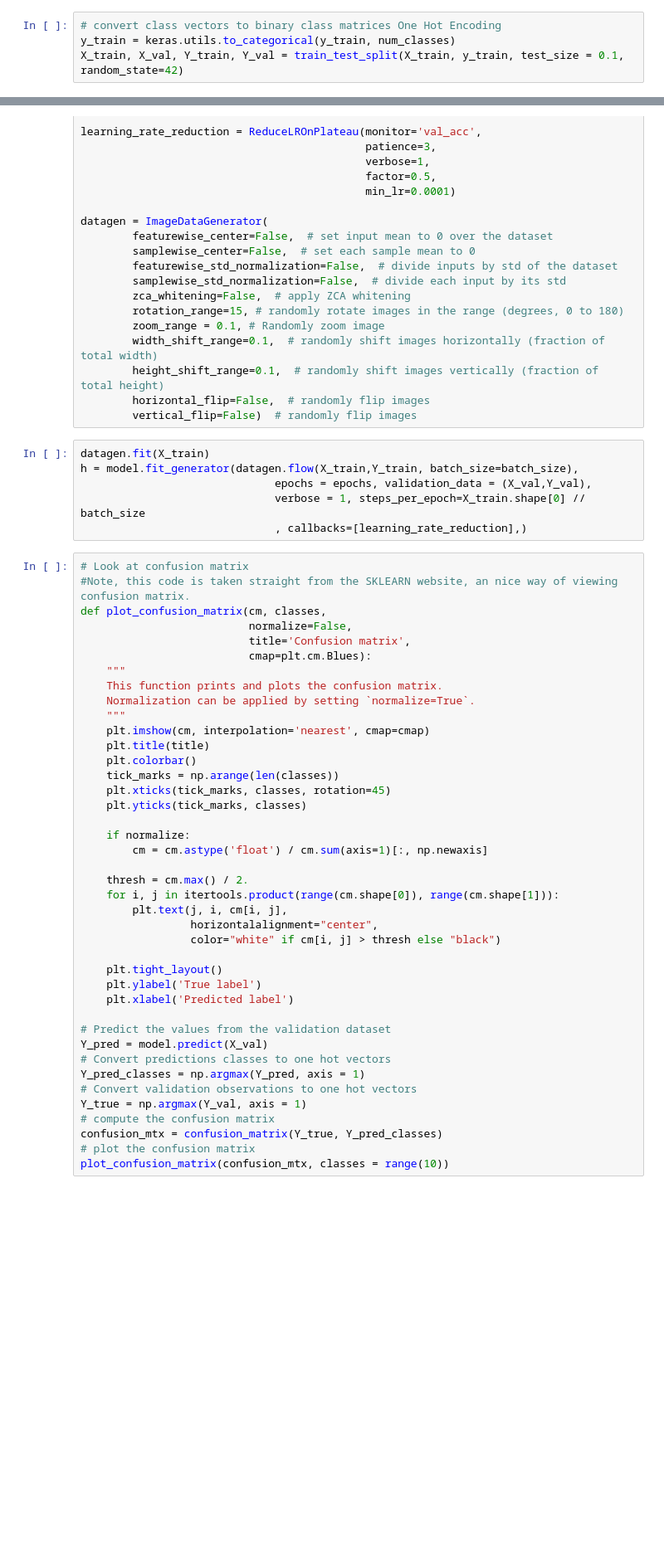
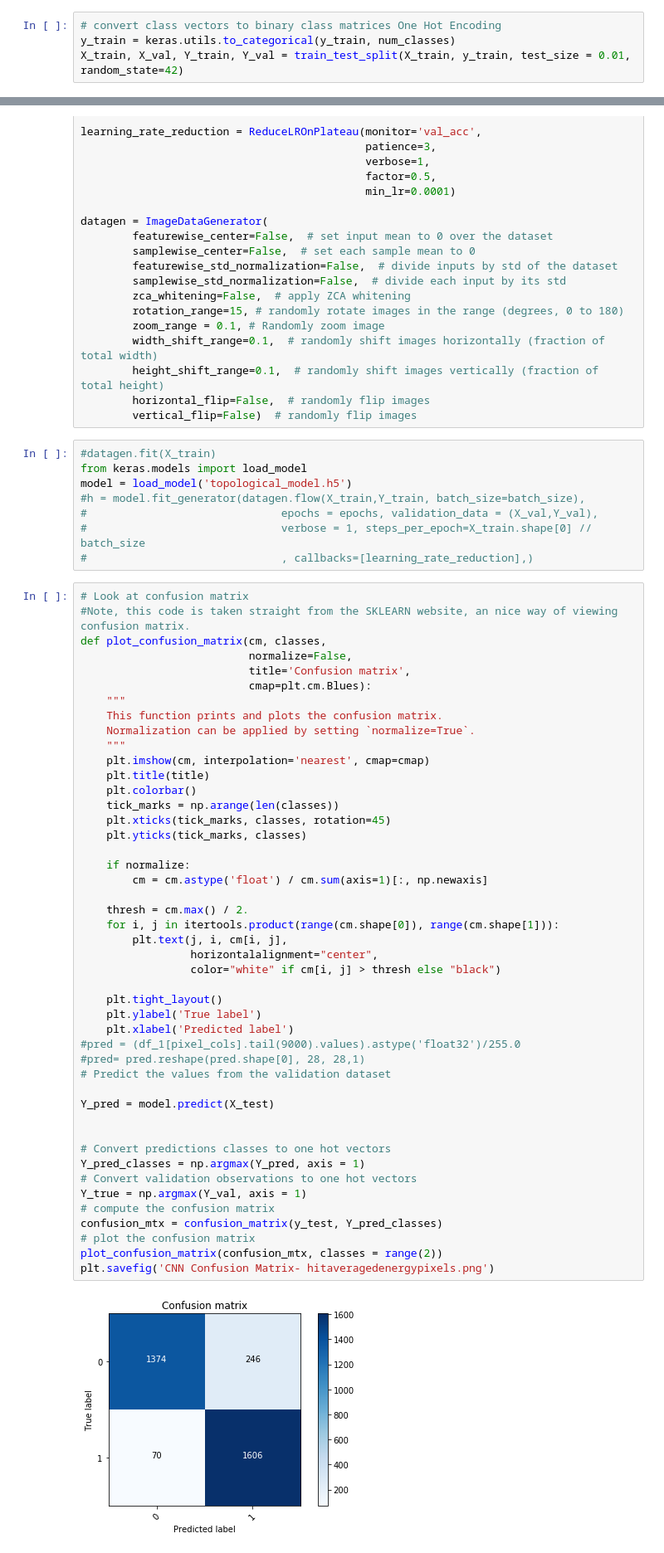
Before and after one commit to daanyaal1/Pandora-Masters-Project, a Jupyter notebook: Deep Learning/CNN Model Building.ipynb, the cells around one changed output, grey strips where cells are left out. Shown at 83% size. Saved outputs shown, nothing was run; the diff lists cells and outputs as text; blank space fills up the shorter version.

```diff
--- a/Deep Learning/CNN Model Building.ipynb
+++ b/Deep Learning/CNN Model Building.ipynb
@@ -68,7 +68,7 @@ input_shape = (28, 28, 1)
 # %%
 # convert class vectors to binary class matrices One Hot Encoding
 y_train = keras.utils.to_categorical(y_train, num_classes)
-X_train, X_val, Y_train, Y_val = train_test_split(X_train, y_train, test_size = 0.1, random_state=42)
+X_train, X_val, Y_train, Y_val = train_test_split(X_train, y_train, test_size = 0.01, random_state=42)
 # %%
 #Linear model
 model = Sequential()
@@ -111,11 +111,13 @@ datagen = ImageDataGenerator(
         horizontal_flip=False,  # randomly flip images
         vertical_flip=False)  # randomly flip images
 # %%
-datagen.fit(X_train)
-h = model.fit_generator(datagen.flow(X_train,Y_train, batch_size=batch_size),
-                              epochs = epochs, validation_data = (X_val,Y_val),
-                              verbose = 1, steps_per_epoch=X_train.shape[0] // batch_size
-                              , callbacks=[learning_rate_reduction],)
+#datagen.fit(X_train)
+from keras.models import load_model
+model = load_model('topological_model.h5')
+#h = model.fit_generator(datagen.flow(X_train,Y_train, batch_size=batch_size),
+#                              epochs = epochs, validation_data = (X_val,Y_val),
+#                              verbose = 1, steps_per_epoch=X_train.shape[0] // batch_size
+#                              , callbacks=[learning_rate_reduction],)
 # %%
 # Look at confusion matrix
 #Note, this code is taken straight from the SKLEARN website, an nice way of viewing confusion matrix.
@@ -126,35 +128,42 @@ def plot_confusion_matrix(cm, classes,
     """
     This function prints and plots the confusion matrix.
     Normalization can be applied by setting `normalize=True`.
     """
     plt.imshow(cm, interpolation='nearest', cmap=cmap)
     plt.title(title)
     plt.colorbar()
     tick_marks = np.arange(len(classes))
     plt.xticks(tick_marks, classes, rotation=45)
     plt.yticks(tick_marks, classes)
 
     if normalize:
         cm = cm.astype('float') / cm.sum(axis=1)[:, np.newaxis]
 
     thresh = cm.max() / 2.
     for i, j in itertools.product(range(cm.shape[0]), range(cm.shape[1])):
         plt.text(j, i, cm[i, j],
                  horizontalalignment="center",
                  color="white" if cm[i, j] > thresh else "black")
 
     plt.tight_layout()
     plt.ylabel('True label')
     plt.xlabel('Predicted label')
+#pred = (df_1[pixel_cols].tail(9000).values).astype('float32')/255.0
+#pred= pred.reshape(pred.shape[0], 28, 28,1)
+# Predict the values from the validation dataset
 
-# Predict the values from the validation dataset
-Y_pred = model.predict(X_val)
+Y_pred = model.predict(X_test)
+
+
 # Convert predictions classes to one hot vectors
 Y_pred_classes = np.argmax(Y_pred, axis = 1)
 # Convert validation observations to one hot vectors
 Y_true = np.argmax(Y_val, axis = 1)
 # compute the confusion matrix
-confusion_mtx = confusion_matrix(Y_true, Y_pred_classes)
+confusion_mtx = confusion_matrix(y_test, Y_pred_classes)
 # plot the confusion matrix
-plot_confusion_matrix(confusion_mtx, classes = range(10))
+plot_confusion_matrix(confusion_mtx, classes = range(2))
+plt.savefig('CNN Confusion Matrix- hitaveragedenergypixels.png')
+# %% [output]
+[figure, added]
 # %%
```
Also changed, not shown: parts of 32 cells of this notebook.
